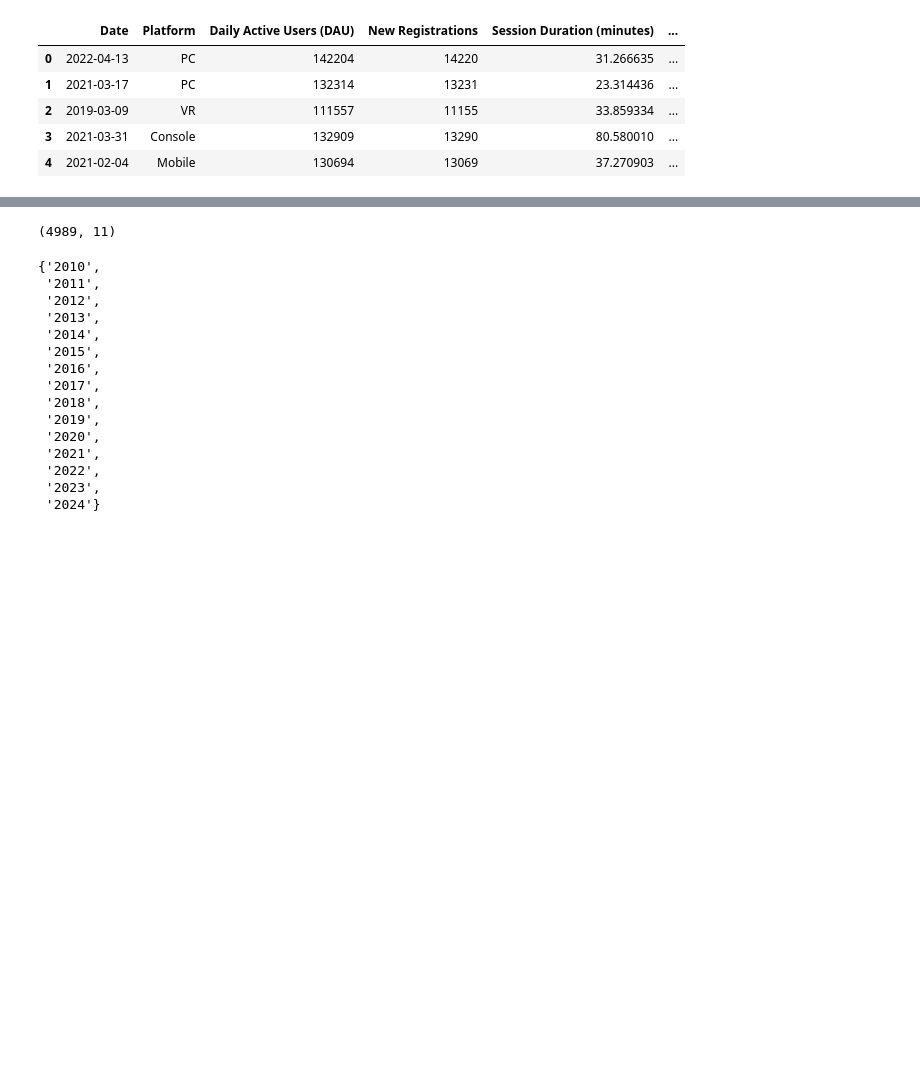
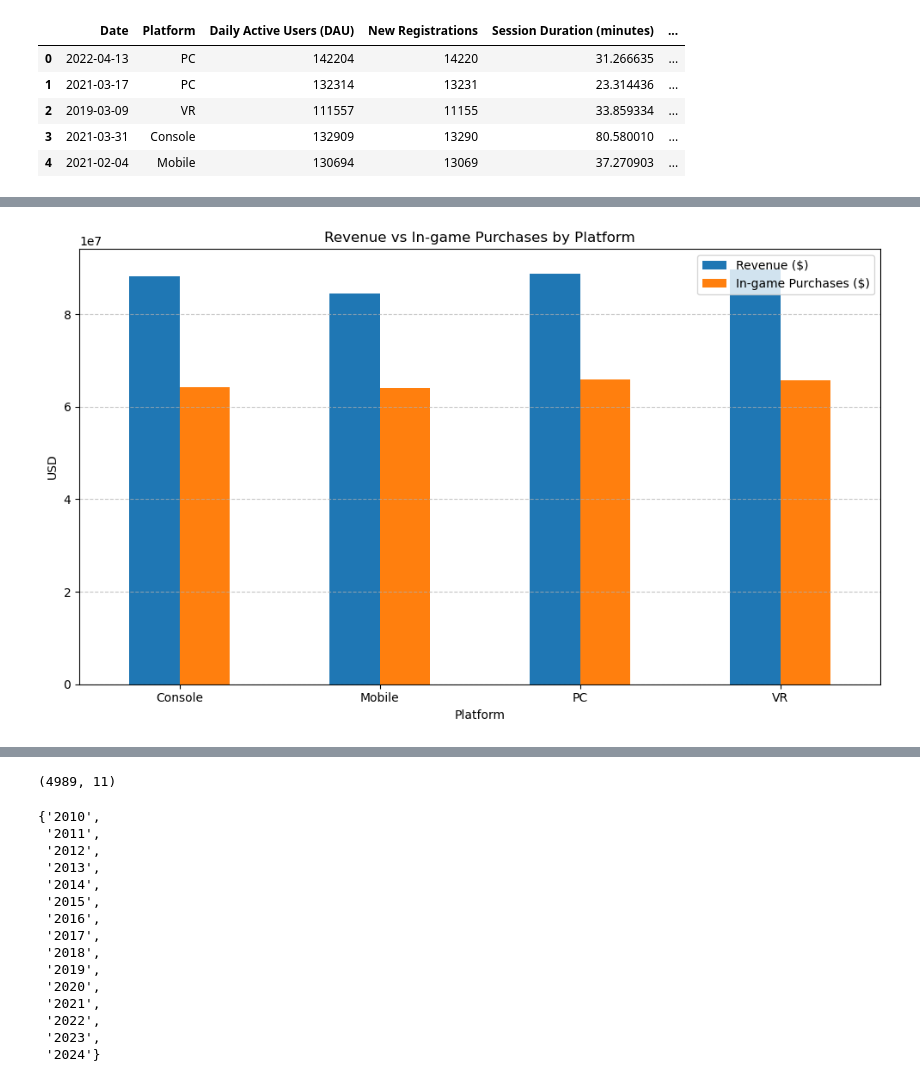
Before and after one commit to JACK6185555/NumPy, a Jupyter notebook: Project/Gaming_Trends.ipynb, the cells around one changed output, grey strips where cells are left out. Cells and saved outputs as stored; diff of their text form; code cells hidden in the pictures; blank space fills up the shorter version.

```diff
--- a/Project/Gaming_Trends.ipynb
+++ b/Project/Gaming_Trends.ipynb
@@ -16,3 +61,19 @@ df.head()
+# %%
+summary = df.groupby("Platform").sum()
+
+# Calculate percentage of revenue from in-game purchases
+summary["%_from_in_game"] = (summary["In-game Purchases ($)"] / summary["Revenue ($)"]) * 100
+
+# Plotting
+summary[["Revenue ($)", "In-game Purchases ($)"]].plot(kind="bar", figsize=(10, 6))
+plt.title("Revenue vs In-game Purchases by Platform")
+plt.ylabel("USD")
+plt.xticks(rotation=0)
+plt.grid(axis="y", linestyle="--", alpha=0.7)
+plt.tight_layout()
+plt.show()
+# %% [output]
+[figure, added]
 # %%
 platform=list(set(df['Platform']))
 platform
```
Also changed, not shown: parts of 12 cells of this notebook, 4 other files.
